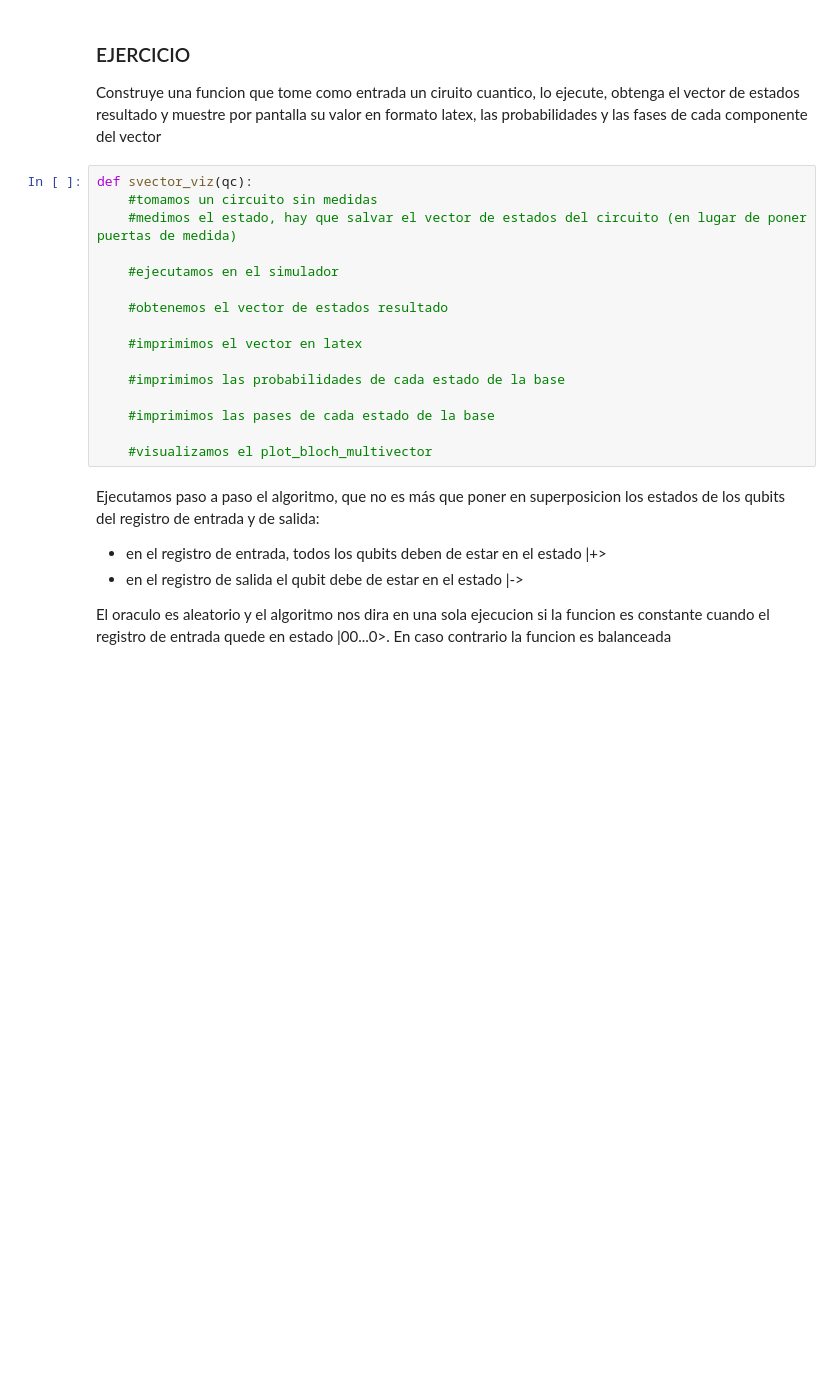
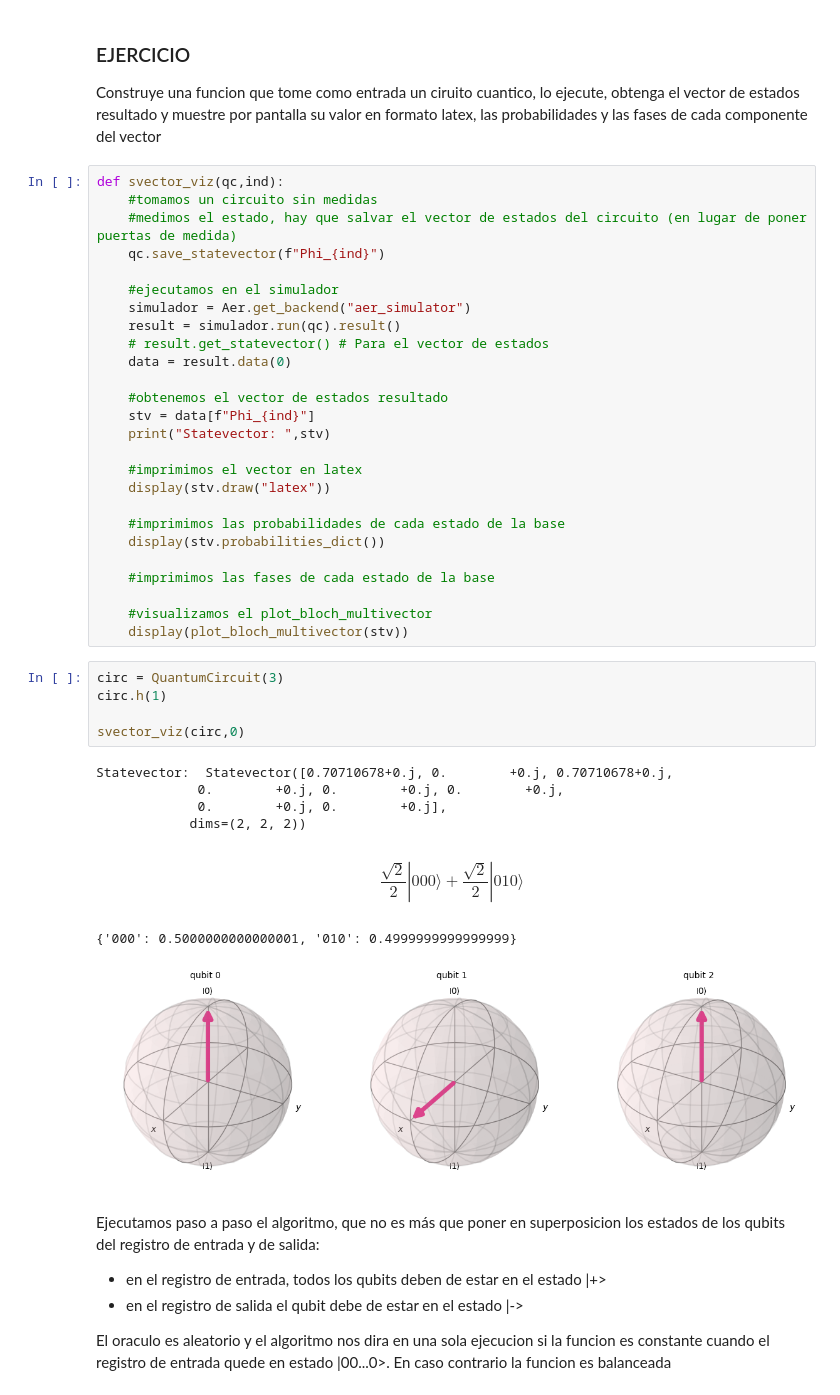
Before and after one commit to Mariomc10/AlgoritmosCuanticos, a Jupyter notebook: 06_Deutsch_Jozsa.ipynb, the cells around one changed output. Cells and saved outputs as stored; diff of their text form; blank space fills up the shorter version.

```diff
--- a/06_Deutsch_Jozsa.ipynb
+++ b/06_Deutsch_Jozsa.ipynb
@@ -228,21 +302,44 @@ Vamos a hacer una ejecucion paso a paso viendo el vector de estados. Para ello v
 
 Construye una funcion que tome como entrada un ciruito cuantico, lo ejecute, obtenga el vector de estados resultado y muestre por pantalla su valor en formato latex, las probabilidades y las fases de cada componente del vector
 # %%
-def svector_viz(qc):
+def svector_viz(qc,ind):
     #tomamos un circuito sin medidas
     #medimos el estado, hay que salvar el vector de estados del circuito (en lugar de poner puertas de medida)
+    qc.save_statevector(f"Phi_{ind}")
 
     #ejecutamos en el simulador
+    simulador = Aer.get_backend("aer_simulator")
+    result = simulador.run(qc).result()
+    # result.get_statevector() # Para el vector de estados
+    data = result.data(0)
 
     #obtenemos el vector de estados resultado
+    stv = data[f"Phi_{ind}"]
+    print("Statevector: ",stv)
 
     #imprimimos el vector en latex
+    display(stv.draw("latex"))
 
     #imprimimos las probabilidades de cada estado de la base
+    display(stv.probabilities_dict())
 
-    #imprimimos las pases de cada estado de la base
+    #imprimimos las fases de cada estado de la base
 
     #visualizamos el plot_bloch_multivector
+    display(plot_bloch_multivector(stv))
+# %%
+circ = QuantumCircuit(3)
+circ.h(1)
+
+svector_viz(circ,0)
+# %% [output]
+Statevector:  Statevector([0.70710678+0.j, 0.        +0.j, 0.70710678+0.j,
+             0.        +0.j, 0.        +0.j, 0.        +0.j,
+             0.        +0.j, 0.        +0.j],
+            dims=(2, 2, 2))
+$$\frac{\sqrt{2}}{2} |000\rangle+\frac{\sqrt{2}}{2} |010\rangle$$
+{'000': 0.5000000000000001, '010': 0.4999999999999999}
+[figure, added]
 # %% [markdown]
 Ejecutamos paso a paso el algoritmo, que no es más que poner en superposicion los estados de los qubits del registro de entrada y de salida:
 
```
Also changed, not shown: parts of 13 cells of this notebook, 2 other files.
